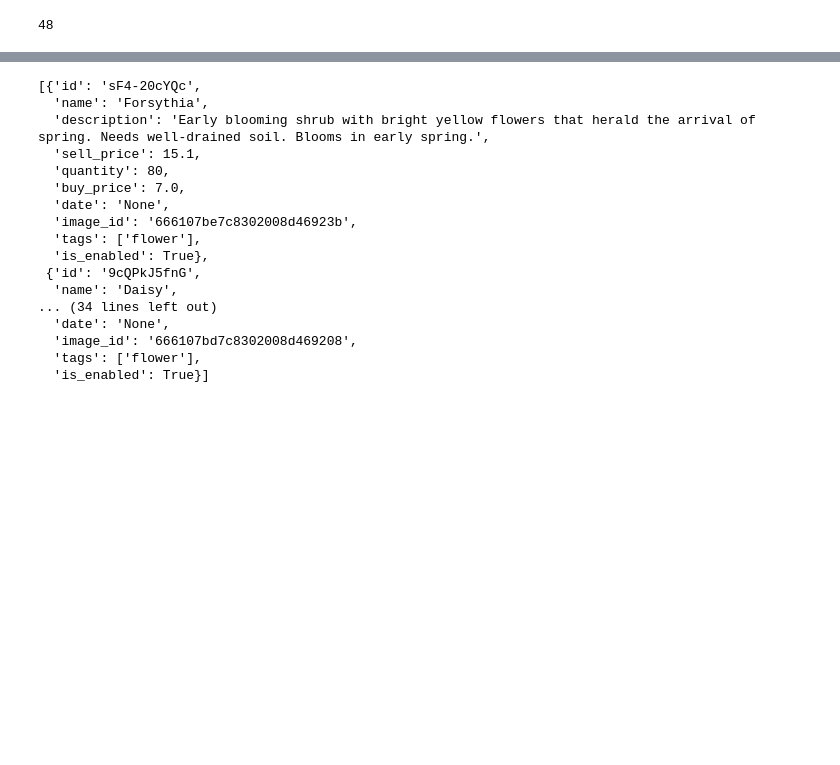
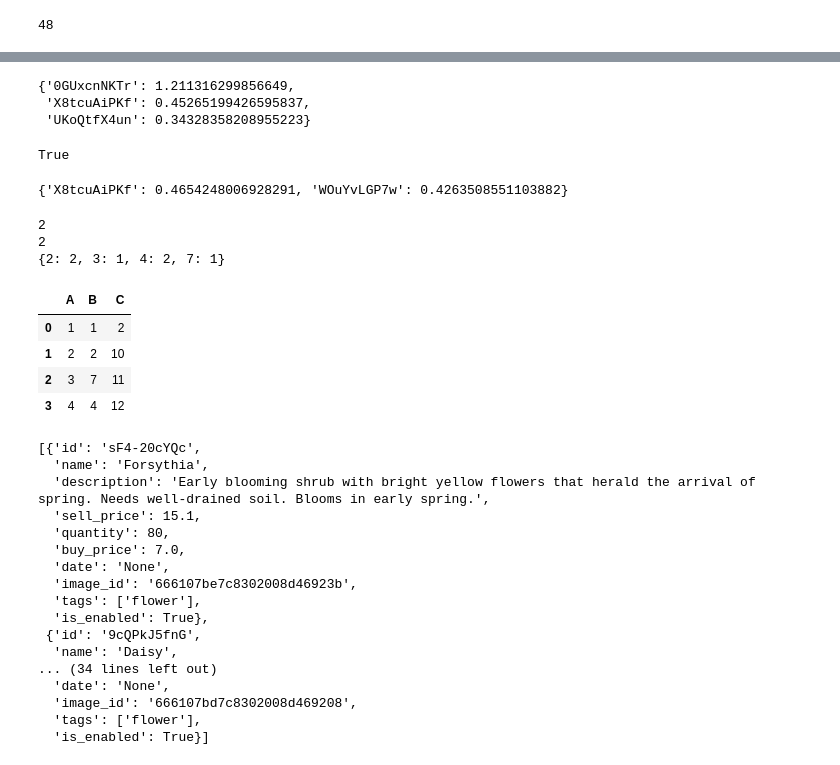
Before and after one commit to AiR-ISZ-Gr1/systemy_rozproszone, a Jupyter notebook: test_notebooks/test_data_flowershop.ipynb, the cells around one changed output, grey strips where cells are left out. Saved outputs shown, nothing was run; the diff lists cells and outputs as text; code cells hidden in the pictures; blank space fills up the shorter version.

```diff
--- a/test_notebooks/test_data_flowershop.ipynb
+++ b/test_notebooks/test_data_flowershop.ipynb
@@ -449,3 +557,61 @@ Address(id=None, name='Mrs. Hudson', street='221B Baker Street', city='London',
+# %%
+top_n([a,b],3)
+# %% [output]
+{'0GUxcnNKTr': 1.211316299856649,
+ 'X8tcuAiPKf': 0.45265199426595837,
+ 'UKoQtfX4un': 0.34328358208955223}
+# %%
+import os
+os.path.exists('orders.csv')
+# %% [output]
+True
+# %%
+ids_in = ['fnT6pXzKP0','0GUxcnNKTr','UKoQtfX4un','9cQPkJ5fnG']
+dicts = []
+for id in ids_in:
+    dicts.append(top_keys(count_occurrences(id,ids_in)))
+top_n(dicts)
+# %% [output]
+{'X8tcuAiPKf': 0.4654248006928291, 'WOuYvLGP7w': 0.4263508551103882}
+# %%
+import pandas as pd
+
+def count_occurrences(df, input_value):
+    counts = {}
+    for _, row in df.iterrows():
+        if input_value in row.values:
+            for item in row:
+                if item != input_value:
+                    if item in counts:
+                        counts[item] += 1
+                        print(counts[item])
+                    else:
+                        counts[item] = 1
+                        counts[item]
+    return counts
+
+# Example usage
+data = {
+    'A': [1, 2, 3, 4],
+    'B': [1, 2, 7, 4],
+    'C': [2, 10, 11, 12]
+}
+df = pd.DataFrame(data)
+input_value = 1
+output = count_occurrences2(df.T, input_value)
+print(output)  # Output: {2: 2, 3: 1, 4: 2, 7: 1}
+# %% [output]
+2
+2
+{2: 2, 3: 1, 4: 2, 7: 1}
+# %%
+df
+# %% [output]
+|  | A | B | C |
+| 0 | 1 | 1 | 2 |
+| 1 | 2 | 2 | 10 |
+| 2 | 3 | 7 | 11 |
+| 3 | 4 | 4 | 12 |
 # %%
 import requests
 import numpy as np
```
Also changed, not shown: parts of 17 cells of this notebook, 11 other files.
